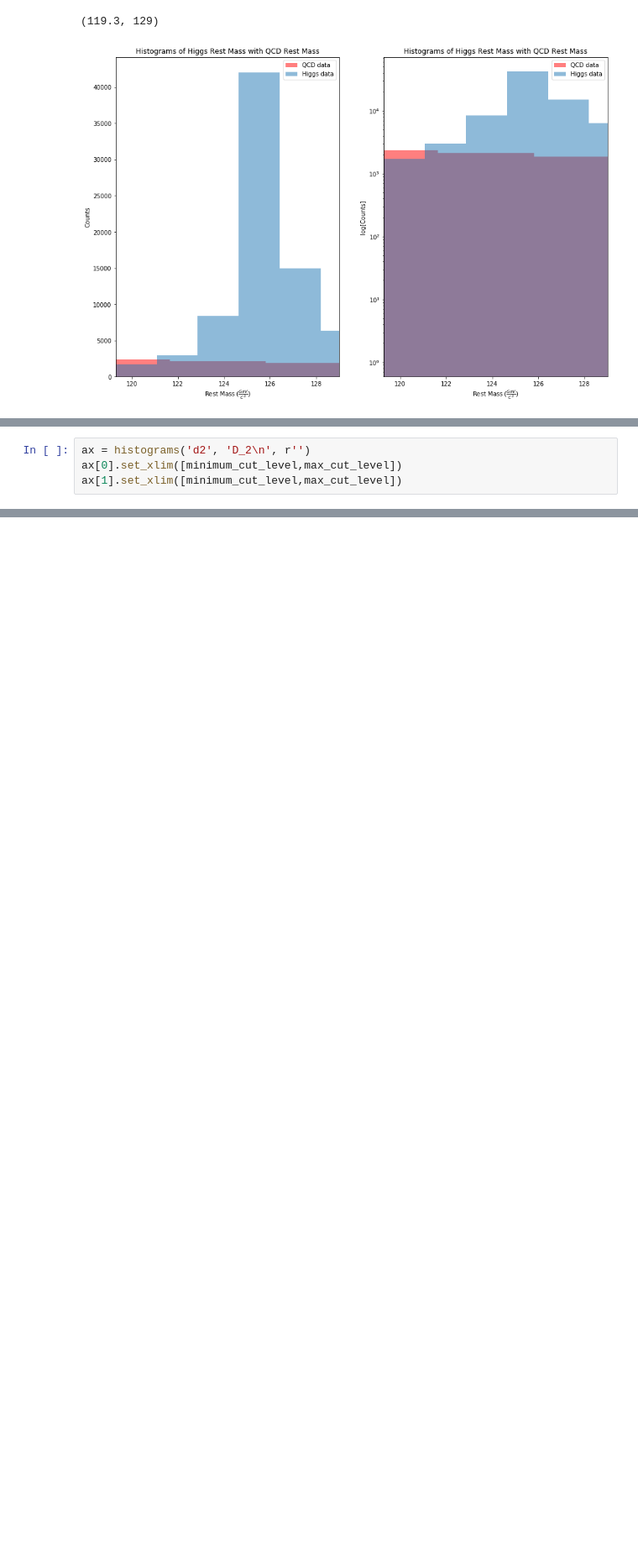
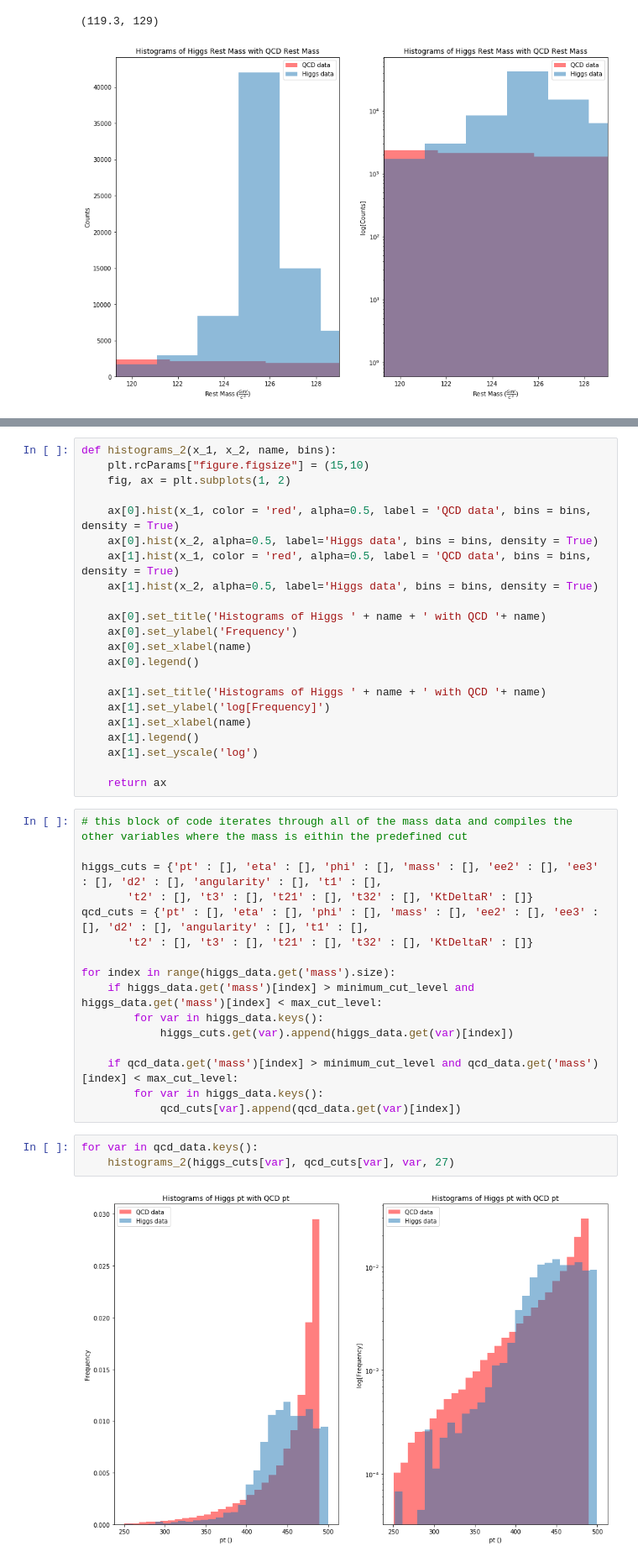
Before and after one commit to nsyochum/Physics-434, a Jupyter notebook: Lab_7/Lab_7.ipynb, the cells around one changed output, grey strips where cells are left out. Shown at 84% size. Saved outputs shown, nothing was run; the diff lists cells and outputs as text; blank space fills up the shorter version.

```diff
--- a/Lab_7/Lab_7.ipynb
+++ b/Lab_7/Lab_7.ipynb
@@ -328,4 +160,0 @@ QCD Counts:              232
-# %%
-ax = histograms('d2', 'D_2\n', r'')
-ax[0].set_xlim([minimum_cut_level,max_cut_level])
-ax[1].set_xlim([minimum_cut_level,max_cut_level])
@@ -437,0 +161,43 @@ From these plots, it appears that transverse momentum, ECF-2 ratio, t_2, t_3, t_
+# %%
+def histograms_2(x_1, x_2, name, bins):
+    plt.rcParams["figure.figsize"] = (15,10)
+    fig, ax = plt.subplots(1, 2)
+
+    ax[0].hist(x_1, color = 'red', alpha=0.5, label = 'QCD data', bins = bins, density = True)
+    ax[0].hist(x_2, alpha=0.5, label='Higgs data', bins = bins, density = True)
+    ax[1].hist(x_1, color = 'red', alpha=0.5, label = 'QCD data', bins = bins, density = True)
+    ax[1].hist(x_2, alpha=0.5, label='Higgs data', bins = bins, density = True)
+
+    ax[0].set_title('Histograms of Higgs ' + name + ' with QCD '+ name)
+    ax[0].set_ylabel('Frequency')
+    ax[0].set_xlabel(name)
+    ax[0].legend()
+
+    ax[1].set_title('Histograms of Higgs ' + name + ' with QCD '+ name)
+    ax[1].set_ylabel('log[Frequency]')
+    ax[1].set_xlabel(name)
+    ax[1].legend()
+    ax[1].set_yscale('log')
+
+    return ax
+# %%
+# this block of code iterates through all of the mass data and compiles the other variables where the mass is eithin the predefined cut
+
+higgs_cuts = {'pt' : [], 'eta' : [], 'phi' : [], 'mass' : [], 'ee2' : [], 'ee3' : [], 'd2' : [], 'angularity' : [], 't1' : [],
+       't2' : [], 't3' : [], 't21' : [], 't32' : [], 'KtDeltaR' : []}
+qcd_cuts = {'pt' : [], 'eta' : [], 'phi' : [], 'mass' : [], 'ee2' : [], 'ee3' : [], 'd2' : [], 'angularity' : [], 't1' : [],
+       't2' : [], 't3' : [], 't21' : [], 't32' : [], 'KtDeltaR' : []}
+
+for index in range(higgs_data.get('mass').size):
+    if higgs_data.get('mass')[index] > minimum_cut_level and higgs_data.get('mass')[index] < max_cut_level:
+        for var in higgs_data.keys():
+            higgs_cuts.get(var).append(higgs_data.get(var)[index])
+
+    if qcd_data.get('mass')[index] > minimum_cut_level and qcd_data.get('mass')[index] < max_cut_level:
+        for var in higgs_data.keys():
+            qcd_cuts[var].append(qcd_data.get(var)[index])
+# %%
+for var in qcd_data.keys():
+    histograms_2(higgs_cuts[var], qcd_cuts[var], var, 27)
+# %% [output]
+[figure, added]
```
Also changed, not shown: parts of 55 cells of this notebook.
